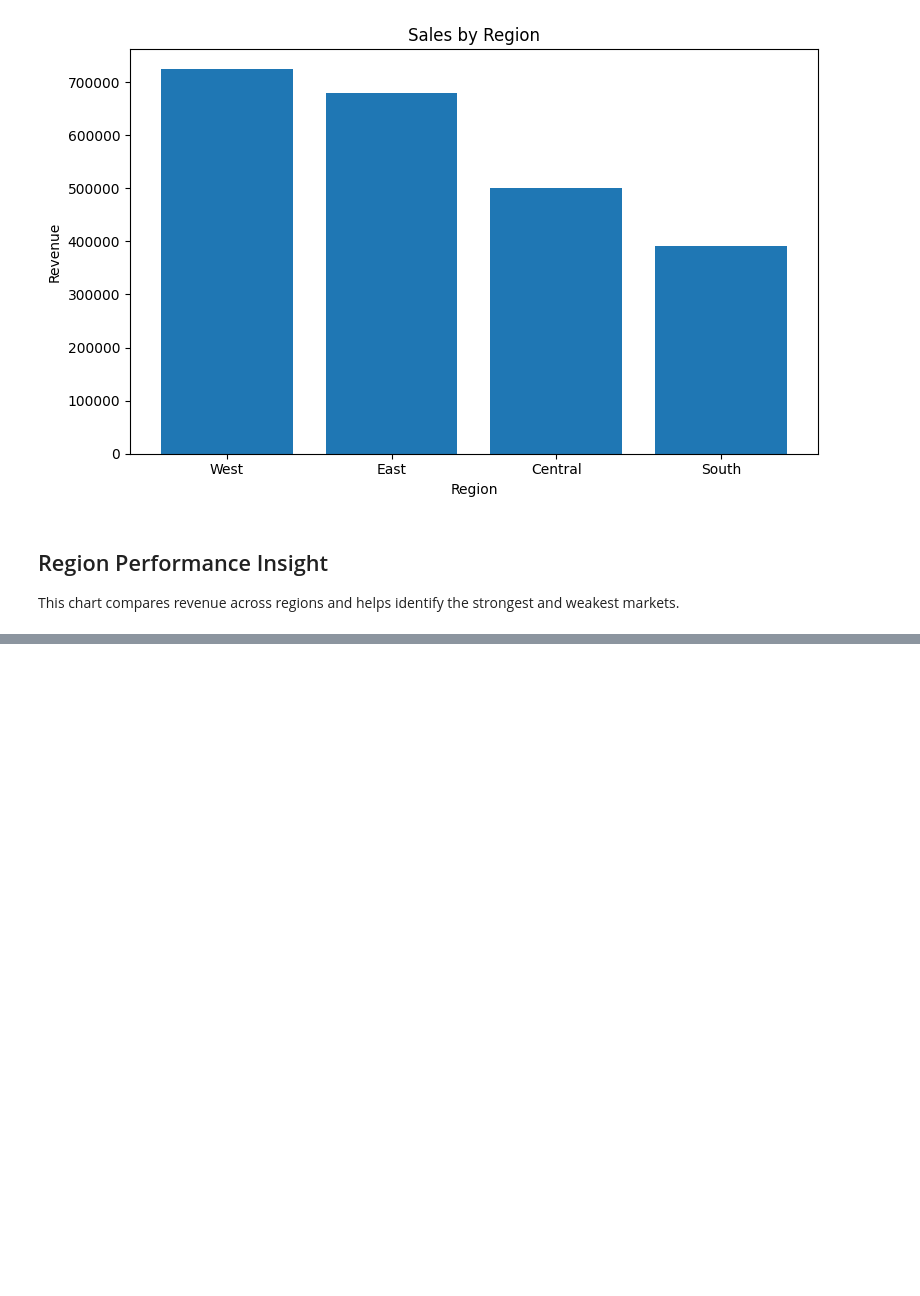
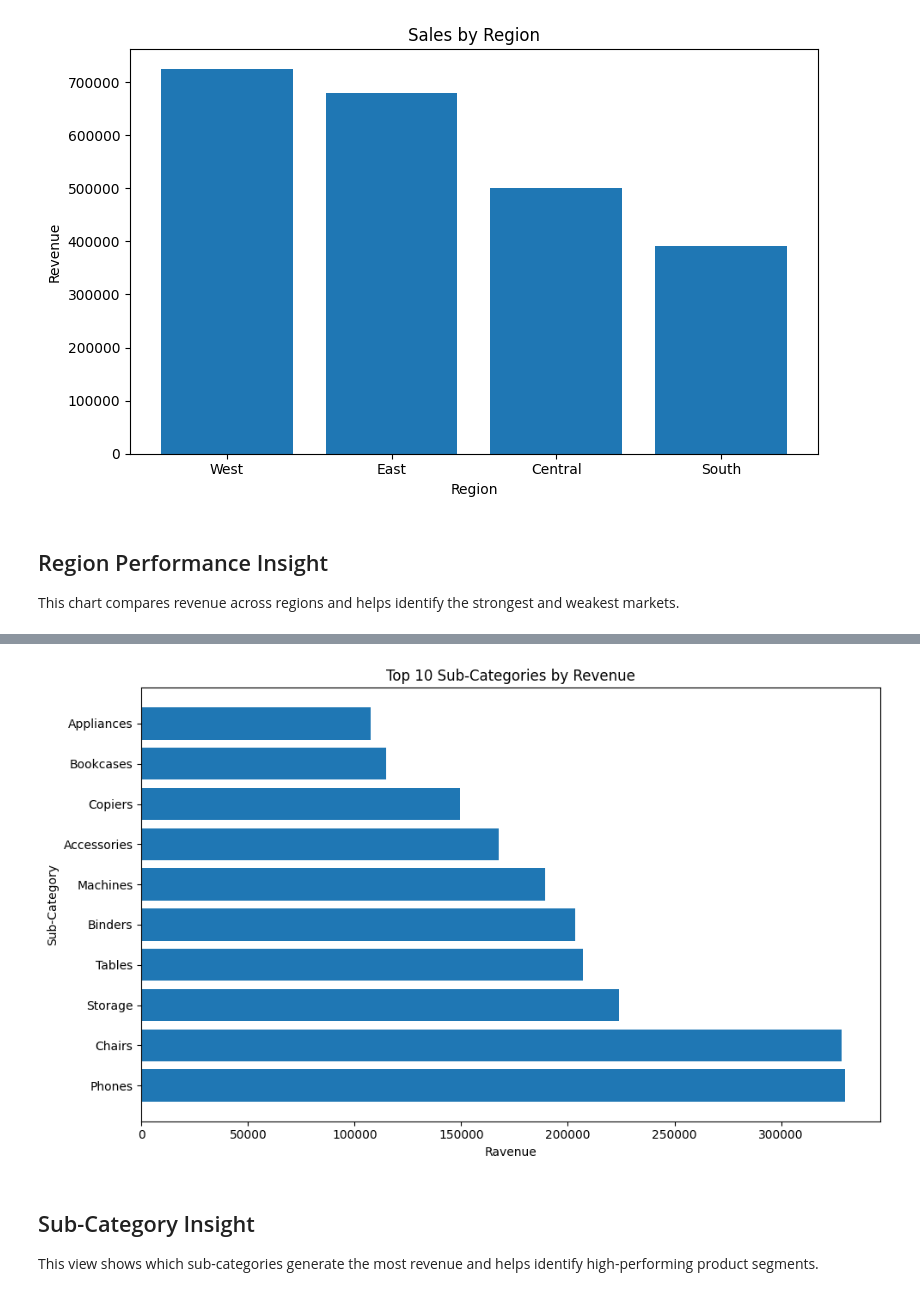
Before and after one commit to StojkoskiT/data-science-portfolio, a Jupyter notebook: projects/ecommerce_kpi_dashboard/notebooks/kpi_analysis.ipynb, the cells around one changed output, grey strips where cells are left out. Cells and saved outputs as stored; diff of their text form; code cells hidden in the pictures; blank space fills up the shorter version.

Commit message:
Add top sub-category revenue analysis for ecommerce dashboard

```diff
--- a/projects/ecommerce_kpi_dashboard/notebooks/kpi_analysis.ipynb
+++ b/projects/ecommerce_kpi_dashboard/notebooks/kpi_analysis.ipynb
@@ -141,3 +141,13 @@ plt.show()
 ## Region Performance Insight
 
 This chart compares revenue across regions and helps identify the strongest and weakest markets.
+# %%
+subcategory_sales = (
+    df.groupby("Sub-Category")["Sales"]
+    .sum()
+    .sort_values(ascending=False)
+    .head(10)
+    .reset_index()
+)
+
+subcategory_sales
@@ -143,0 +166,14 @@ This chart compares revenue across regions and helps identify the strongest and
+# %%
+plt.figure(figsize=(10, 6))
+plt.barh(subcategory_sales["Sub-Category"], subcategory_sales["Sales"])
+plt.title("Top 10 Sub-Categories by Revenue")
+plt.xlabel("Ravenue")
+plt.ylabel("Sub-Category")
+plt.tight_layout()
+plt.show()
+# %% [output]
+[figure, added]
+# %% [markdown]
+## Sub-Category Insight
+
+This view shows which sub-categories generate the most revenue and helps identify high-performing product segments.
```
Also changed, not shown: parts of 1 cell of this notebook.
